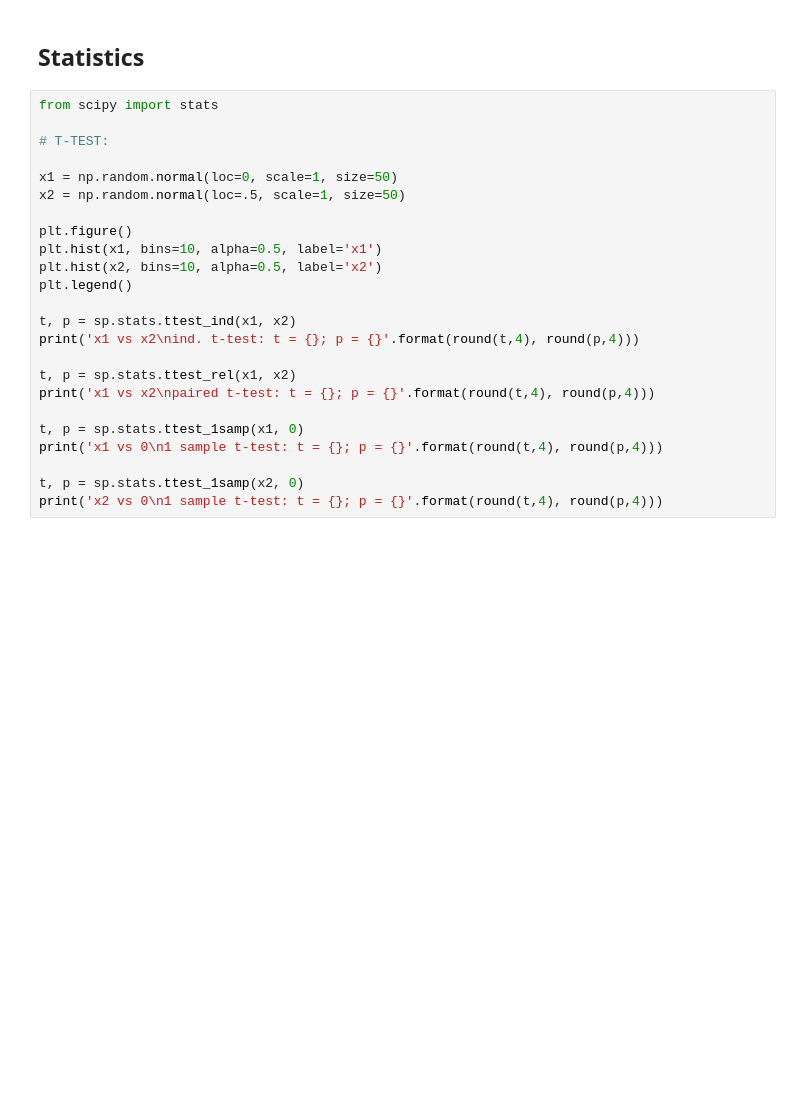
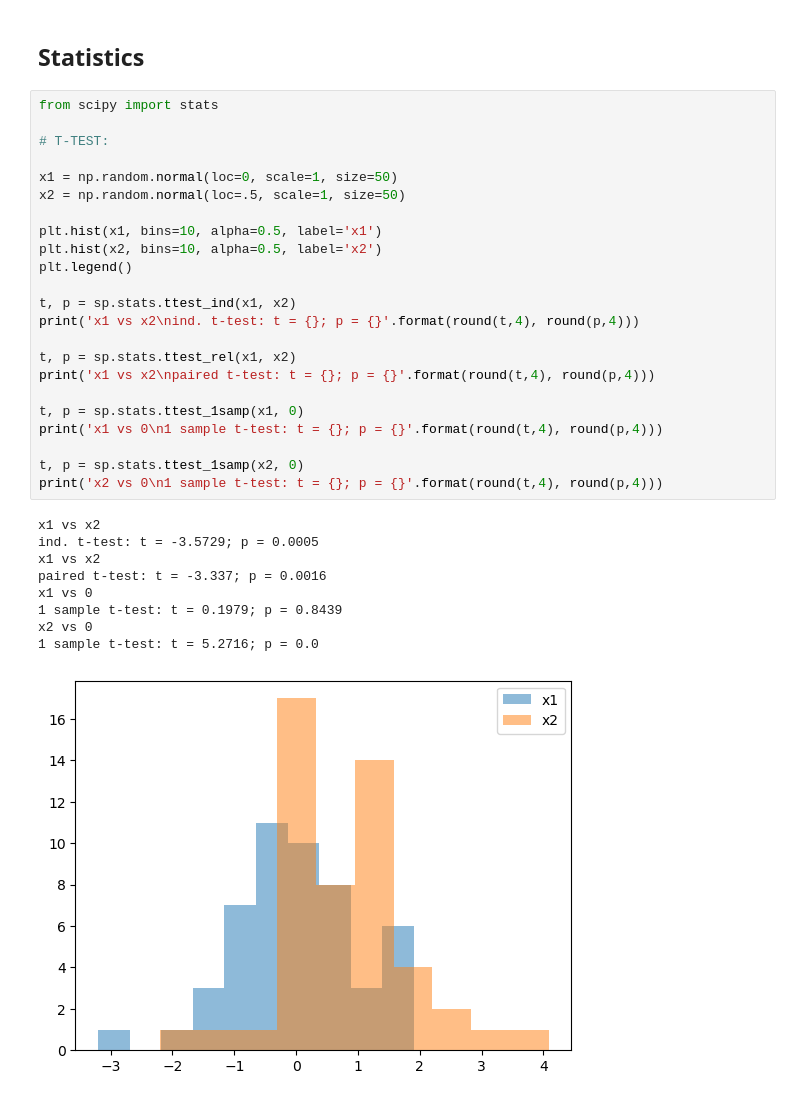
Before and after one commit to jwdegee/intro2python, a Jupyter notebook: L2_numpy_scipy_matplotlib_pandas.ipynb, the cells around one changed output. Cells and saved outputs as stored; diff of their text form; blank space fills up the shorter version.

```diff
--- a/L2_numpy_scipy_matplotlib_pandas.ipynb
+++ b/L2_numpy_scipy_matplotlib_pandas.ipynb
@@ -391,27 +746,36 @@ plt.ylabel('Amplitude (Hz)')
 # %%
 from scipy import stats
 
 # T-TEST:
 
 x1 = np.random.normal(loc=0, scale=1, size=50)
 x2 = np.random.normal(loc=.5, scale=1, size=50)
 
-plt.figure()
 plt.hist(x1, bins=10, alpha=0.5, label='x1')
 plt.hist(x2, bins=10, alpha=0.5, label='x2')
 plt.legend()
 
 t, p = sp.stats.ttest_ind(x1, x2)
 print('x1 vs x2\nind. t-test: t = {}; p = {}'.format(round(t,4), round(p,4)))
 
 t, p = sp.stats.ttest_rel(x1, x2)
 print('x1 vs x2\npaired t-test: t = {}; p = {}'.format(round(t,4), round(p,4)))
 
 t, p = sp.stats.ttest_1samp(x1, 0)
 print('x1 vs 0\n1 sample t-test: t = {}; p = {}'.format(round(t,4), round(p,4)))
 
 t, p = sp.stats.ttest_1samp(x2, 0)
 print('x2 vs 0\n1 sample t-test: t = {}; p = {}'.format(round(t,4), round(p,4)))
+# %% [output]
+x1 vs x2
+ind. t-test: t = -3.5729; p = 0.0005
+x1 vs x2
+paired t-test: t = -3.337; p = 0.0016
+x1 vs 0
+1 sample t-test: t = 0.1979; p = 0.8439
+x2 vs 0
+1 sample t-test: t = 5.2716; p = 0.0
+[figure, added]
 # %%
 # REGRESSION:
 
```
Also changed, not shown: parts of 93 cells of this notebook, 2 other files.
